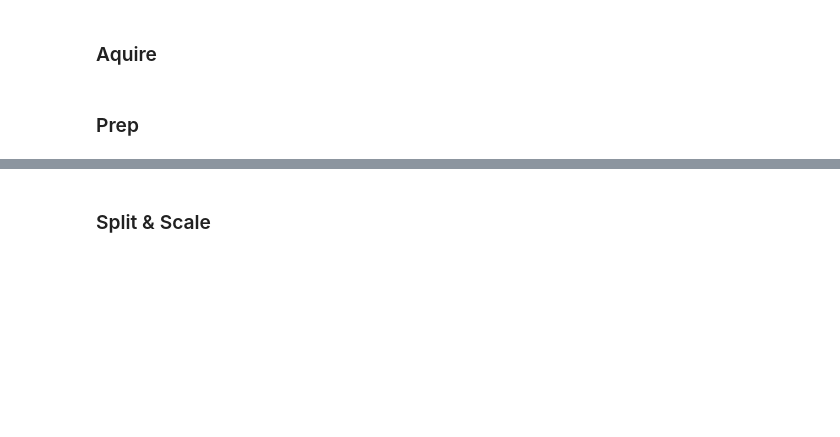
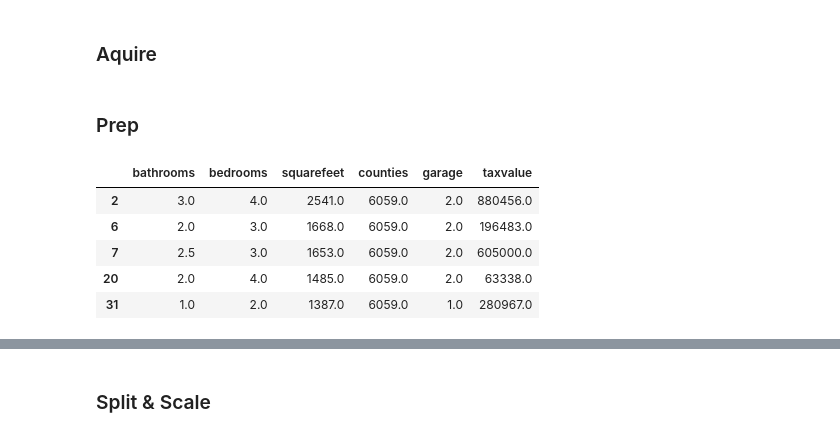
Before and after one commit to misty-garcia/zillow-project, a Jupyter notebook: the_pipeline.ipynb, the cells around one changed output, grey strips where cells are left out. Cells and saved outputs as stored; diff of their text form; code cells hidden in the pictures; blank space fills up the shorter version.

```diff
--- a/the_pipeline.ipynb
+++ b/the_pipeline.ipynb
@@ -63,6 +63,15 @@ df = df [df.bedrooms != 0]
 df = df [df.bathrooms != 0]
 # remove rows with nulls
 df = df.dropna()
+# %%
+df.head()
+# %% [output]
+|  | bathrooms | bedrooms | squarefeet | counties | garage | taxvalue |
+| 2 | 3.0 | 4.0 | 2541.0 | 6059.0 | 2.0 | 880456.0 |
+| 6 | 2.0 | 3.0 | 1668.0 | 6059.0 | 2.0 | 196483.0 |
+| 7 | 2.5 | 3.0 | 1653.0 | 6059.0 | 2.0 | 605000.0 |
+| 20 | 2.0 | 4.0 | 1485.0 | 6059.0 | 2.0 | 63338.0 |
+| 31 | 1.0 | 2.0 | 1387.0 | 6059.0 | 1.0 | 280967.0 |
 # %%
 # make garage and counties categories
 df = df.astype({"counties": "category", "garage": "category"})
```
Also changed, not shown: parts of 4 cells of this notebook.
